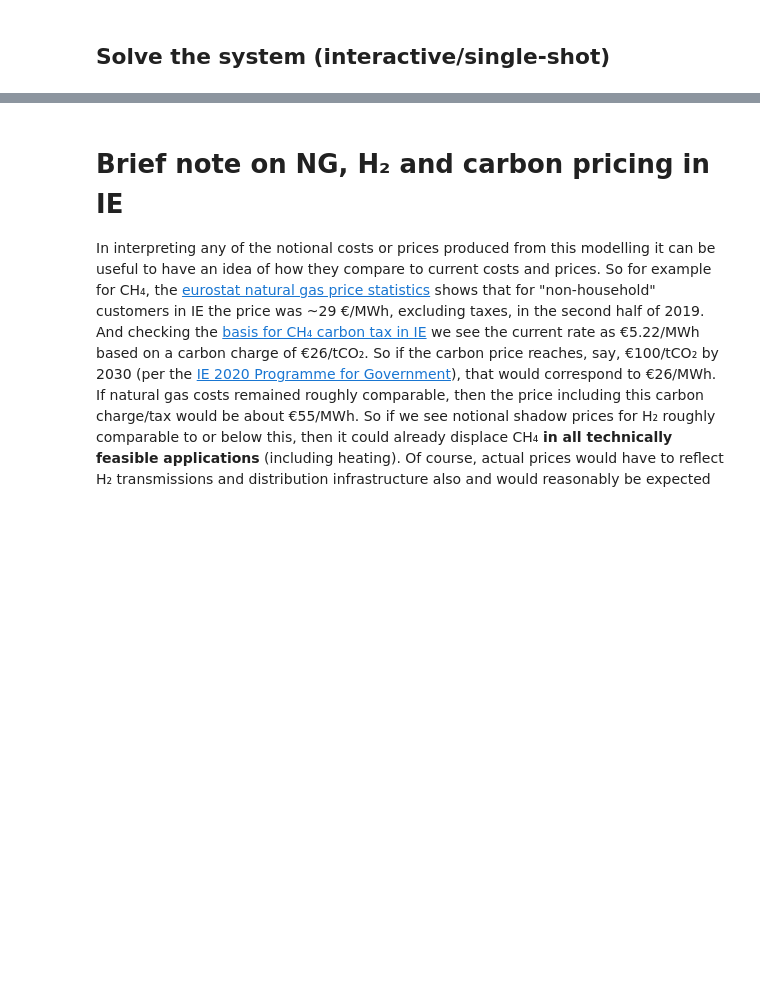
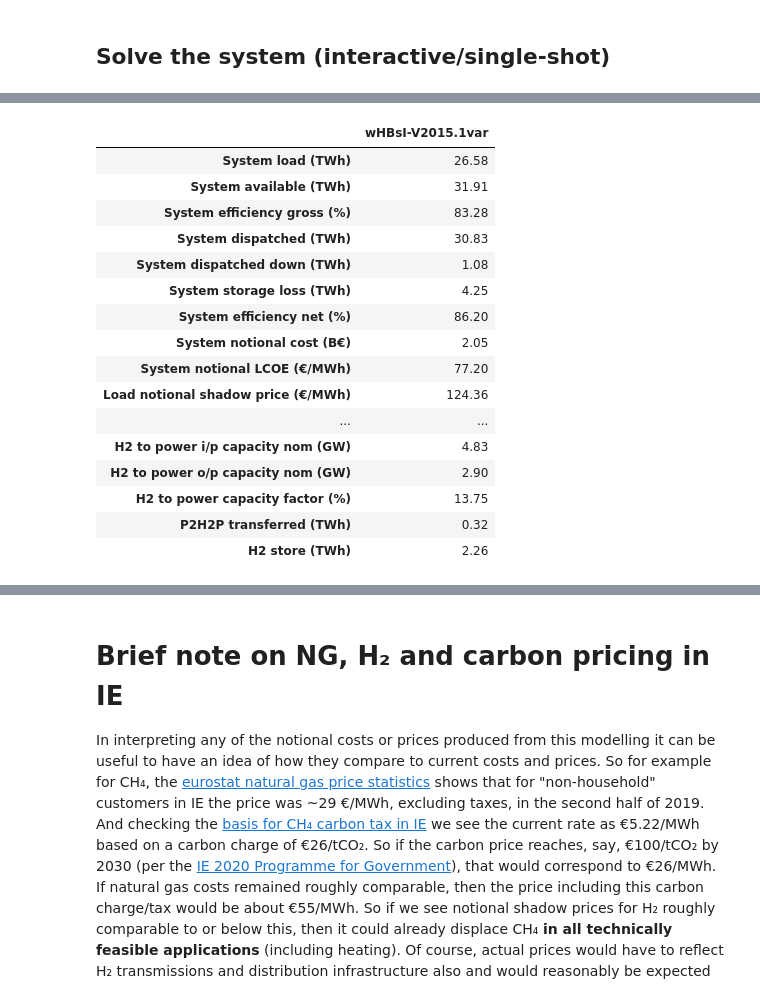
Before and after one commit to bmcmullin/SWIS-100-IE, a Jupyter notebook: SWIS-100-IE-notebook.ipynb, the cells around one changed output, grey strips where cells are left out. Saved outputs shown, nothing was run; the diff lists cells and outputs as text; code cells hidden in the pictures; blank space fills up the shorter version.

```diff
--- a/SWIS-100-IE-notebook.ipynb
+++ b/SWIS-100-IE-notebook.ipynb
@@ -597,14 +642,42 @@ def gather_run_stats(r_id,network):
         run_stats.at[g+" capacity factor act (%)",r_id] = (
             dispatched_e[g_idx]/(network.generators.p_nom_opt[g_idx]*total_hours))*100.0
 
-    run_stats.at["Interconnector (GW)",r_id] = network.links.p_nom_opt[ct + " ic-export"]/1.0e3
-        # NB: interconnector export and import p_nom are constrained to be equal, modulo efficiency
+    links_e0 = network.links_t.p0.sum() * snapshot_interval
+    links_e1 = network.links_t.p1.sum() * snapshot_interval
+
+    run_stats.at["IC power (GW)",r_id] = network.links.p_nom_opt[ct+" ic-export"]/1.0e3
+        # NB: interconnector export and import p_nom are constrained to be equal
+    ic_total_e = links_e0[ct+" ic-export"] - links_e1[ct+" ic-import"] # On IE grid side
+    run_stats.at["IC transferred (TWh)",r_id] = ic_total_e/1.0e6
+    run_stats.at["IC capacity factor (%)",r_id] = ic_total_e/(
+        network.links.p_nom_opt[ct+" ic-export"]*total_hours)*100.0
     run_stats.at["Ext-grid 'storage' (TWh)",r_id] = network.stores.e_nom_opt[ct + " ext-grid-buffer"]/1.0e6
+
+    # Battery "expected" to be "relatively" small so we represent stats as MW (power) or MWh (energy)
     run_stats.at["Battery charge/discharge (MW)",r_id] = network.links.p_nom_opt[ct + " battery charge"]
-        # NB: battery charge and discharge p_nom are constrained to be equal, modulo efficiency
+        # NB: battery charge and discharge p_nom are constrained to be equal (grid side)
+    battery_total_e = links_e0[ct+" battery charge"] - links_e1[ct+" battery discharge"] # on grid side
+    run_stats.at["Battery transferred (MWh)",r_id] = battery_total_e
+    run_stats.at["Battery capacity factor (%)",r_id] = battery_total_e/(
+        network.links.p_nom_opt[ct+" battery charge"]*total_hours)*100.0
     run_stats.at["Battery storage (MWh)",r_id] = network.stores.e_nom_opt[ct + " battery storage"]
-    run_stats.at["P2H (electrolysis, GW)",r_id] = (network.links.p_nom_opt[ct + " H2 electrolysis"]/1.0e3)
-    run_stats.at["H2P (H2 CCGT, GW)",r_id] = (network.links.p_nom_opt[ct + " H2 to power"]/1.0e3)
+
+#    run_stats.at["P2H (electrolysis, GW)",r_id] = (network.links.p_nom_opt[ct + " H2 electrolysis"]/1.0e3)
+#    run_stats.at["H2P (H2 CCGT, GW)",r_id] = (network.links.p_nom_opt[ct + " H2 to power"]/1.0e3)
+
+    # P2H and H2P represent separate plant with separate capacity factors; albeit, with no independent
+    # H2 load on the H2 bus, the sum of their respective capacity factors still has to be <=100%
+    links = ["H2 electrolysis", "H2 to power"]
+    for l in links:
+        l_idx = ct + " " + l
+        run_stats.at[l+" i/p capacity nom (GW)",r_id] = (network.links.p_nom_opt[l_idx]/1.0e3)
+        run_stats.at[l+" o/p capacity nom (GW)",r_id] = (
+            (network.links.p_nom_opt[l_idx]*network.links.efficiency[l_idx])/1.0e3)
+        run_stats.at[l+" capacity factor (%)",r_id] = (
+            links_e0[l_idx]/(network.links.p_nom_opt[l_idx]*total_hours))*100.0
+
+    p2h2p_total_e = links_e0[ct+" H2 electrolysis"] - links_e1[ct+" H2 to power"] # on grid side
+    run_stats.at["P2H2P transferred (TWh)",r_id] = battery_total_e/1.0e6
     run_stats.at["H2 store (TWh)",r_id] = (network.stores.e_nom_opt[ct + " H2 store"]/1.0e6)
 
     return run_stats
@@ -701,0 +795,23 @@ display(run_stats)
+# %%
+run_stats=pd.DataFrame()
+gather_run_stats(r_id,network)
+with pd.option_context('display.max_rows', None): # Display ALL rows (no ellipsis)
+    display(run_stats)
+# %% [output]
+|  | wHBsI-V2015.1var |
+| System load (TWh) | 26.58 |
+| System available (TWh) | 31.91 |
+| System efficiency gross (%) | 83.28 |
+| System dispatched (TWh) | 30.83 |
+| System dispatched down (TWh) | 1.08 |
+| System storage loss (TWh) | 4.25 |
+| System efficiency net (%) | 86.20 |
+| System notional cost (B€) | 2.05 |
+| System notional LCOE (€/MWh) | 77.20 |
+| Load notional shadow price (€/MWh) | 124.36 |
+| ... | ... |
+| H2 to power i/p capacity nom (GW) | 4.83 |
+| H2 to power o/p capacity nom (GW) | 2.90 |
+| H2 to power capacity factor (%) | 13.75 |
+| P2H2P transferred (TWh) | 0.32 |
+| H2 store (TWh) | 2.26 |
```
Also changed, not shown: parts of 8 cells of this notebook, 1 other file.
